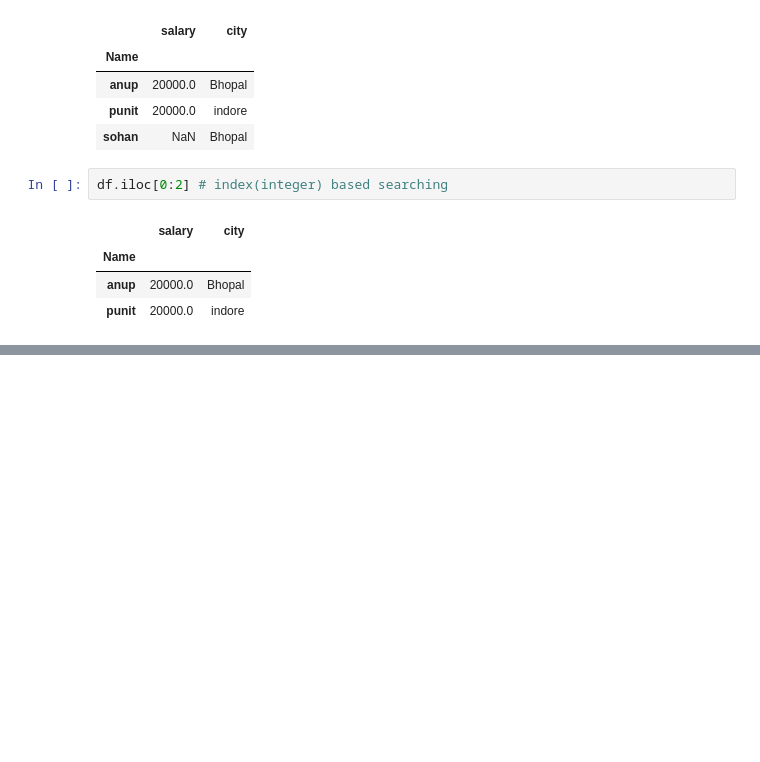
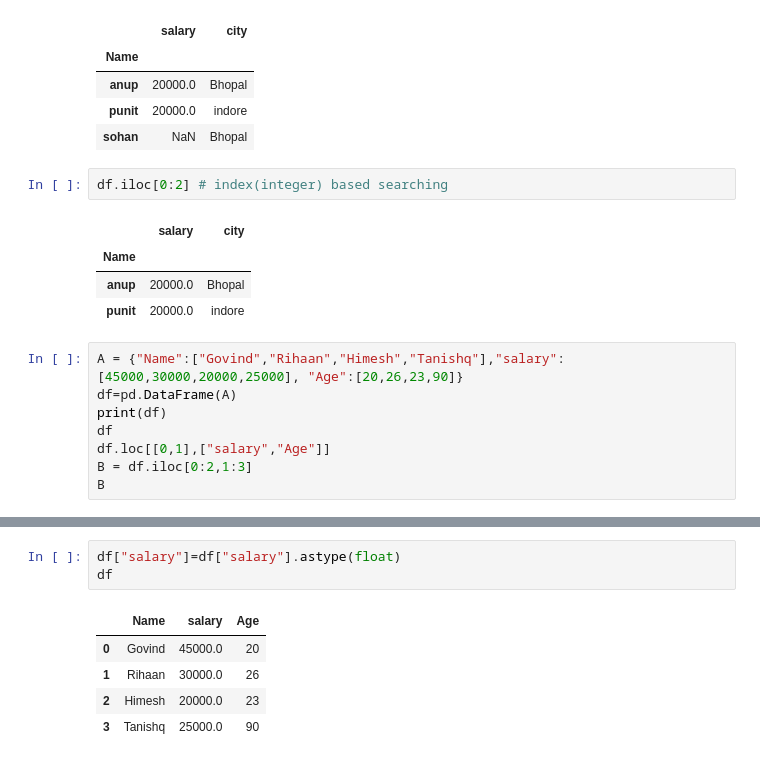
Before and after one commit to anurajrajak05/Pandas-Daily-Practice, a Jupyter notebook: Data.ipynb, the cells around one changed output, grey strips where cells are left out. Cells and saved outputs as stored; diff of their text form; blank space fills up the shorter version.

```diff
--- a/Data.ipynb
+++ b/Data.ipynb
@@ -489,3 +542,11 @@ df.iloc[0:2] # index(integer) based searching
 | Name |  |  |
 | anup | 20000.0 | Bhopal |
 | punit | 20000.0 | indore |
+# %%
+A = {"Name":["Govind","Rihaan","Himesh","Tanishq"],"salary":[45000,30000,20000,25000], "Age":[20,26,23,90]}
+df=pd.DataFrame(A)
+print(df)
+df
+df.loc[[0,1],["salary","Age"]]
+B = df.iloc[0:2,1:3]
+B
@@ -491,0 +582,9 @@ df.iloc[0:2] # index(integer) based searching
+# %%
+df["salary"]=df["salary"].astype(float)
+df
+# %% [output]
+|  | Name | salary | Age |
+| 0 | Govind | 45000.0 | 20 |
+| 1 | Rihaan | 30000.0 | 26 |
+| 2 | Himesh | 20000.0 | 23 |
+| 3 | Tanishq | 25000.0 | 90 |
```
Also changed, not shown: parts of 23 cells of this notebook, 1 other file.
